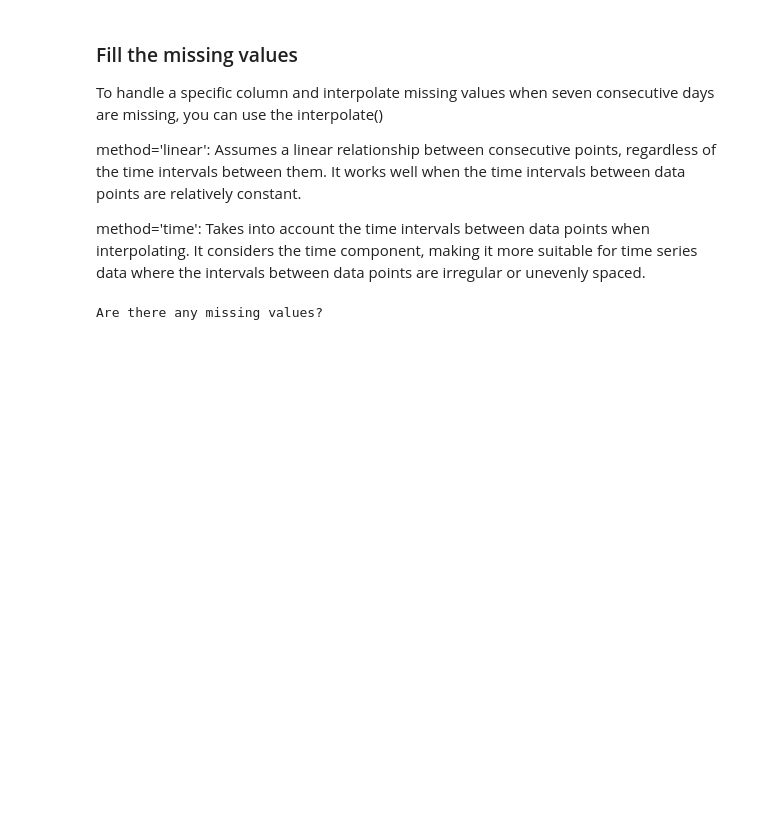
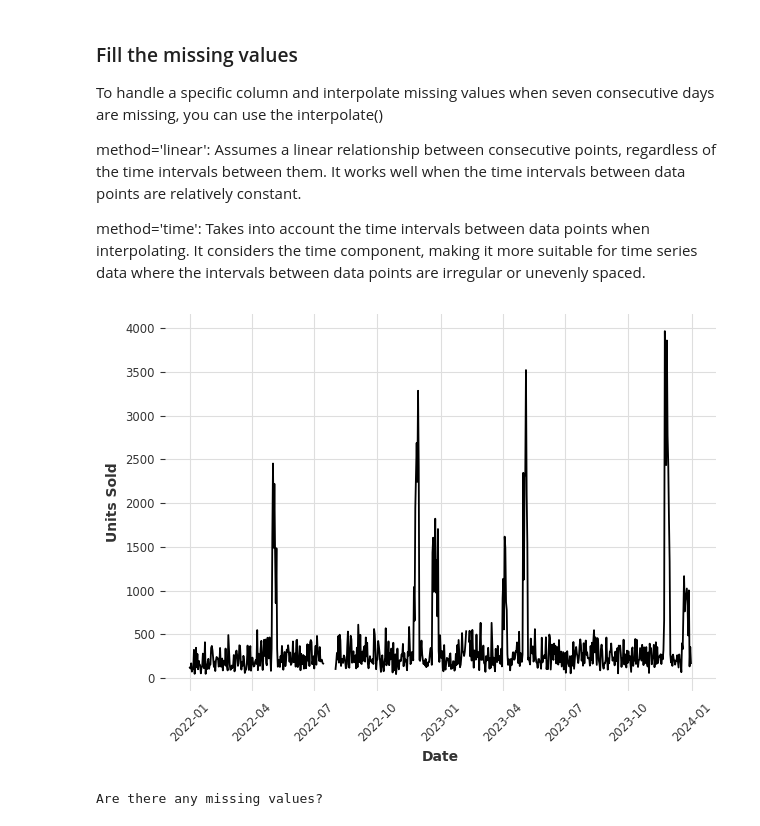
Before and after one commit to algerza/ecommerce_time_series_forecast, a Jupyter notebook: ecommerce_forecasting_three_models.ipynb, the cells around one changed output. Cells and saved outputs as stored; diff of their text form; code cells hidden in the pictures; blank space fills up the shorter version.

```diff
--- a/ecommerce_forecasting_three_models.ipynb
+++ b/ecommerce_forecasting_three_models.ipynb
@@ -50,6 +50,24 @@ To handle a specific column and interpolate missing values when seven consecutiv
 method='linear': Assumes a linear relationship between consecutive points, regardless of the time intervals between them. It works well when the time intervals between data points are relatively constant.
 
 method='time': Takes into account the time intervals between data points when interpolating. It considers the time component, making it more suitable for time series data where the intervals between data points are irregular or unevenly spaced.
+# %%
+# Extracting dates for x-axis
+dates = pd.to_datetime(data['date'])
+
+# Plotting actual values
+plt.plot(dates, data['units_sold'], label='Units Sold')
+
+# Plotting forecasted values
+# plt.plot(dates, forecast_values, label='Forecast', linestyle='dashed')
+plt.xlabel('Date')
+plt.ylabel('Units Sold')
+# plt.title('Units Sold')
+# plt.legend()
+plt.xticks(rotation=45)  # Rotate x-axis labels for better readability
+plt.tight_layout()  # Adjust layout to prevent overlapping labels
+plt.show()
+# %% [output]
+[figure, added]
 # %%
 # Value imputation using linear interpolation
 data = data.interpolate(method='linear')
```
Also changed, not shown: parts of 10 cells of this notebook.
